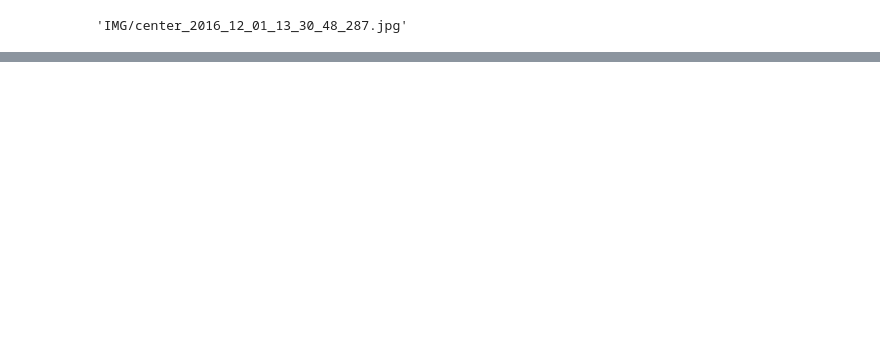
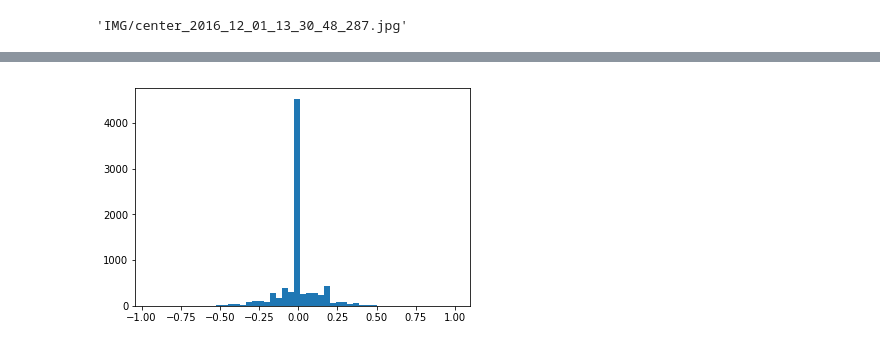
Before and after one commit to putza/CarND-Behavioral-Cloning-P3, a Jupyter notebook: model.ipynb, the cells around one changed output, grey strips where cells are left out. Saved outputs shown, nothing was run; the diff lists cells and outputs as text; code cells hidden in the pictures; blank space fills up the shorter version.

```diff
--- a/model.ipynb
+++ b/model.ipynb
@@ -41 +76,6 @@ plt.imshow(image)
+# %%
+plt.figure()
+plt.hist(mydata._samples['steering'],51);
+# %% [output]
+[figure, added]
 # %%
```
Also changed, not shown: parts of 20 cells of this notebook, 2 other files.
